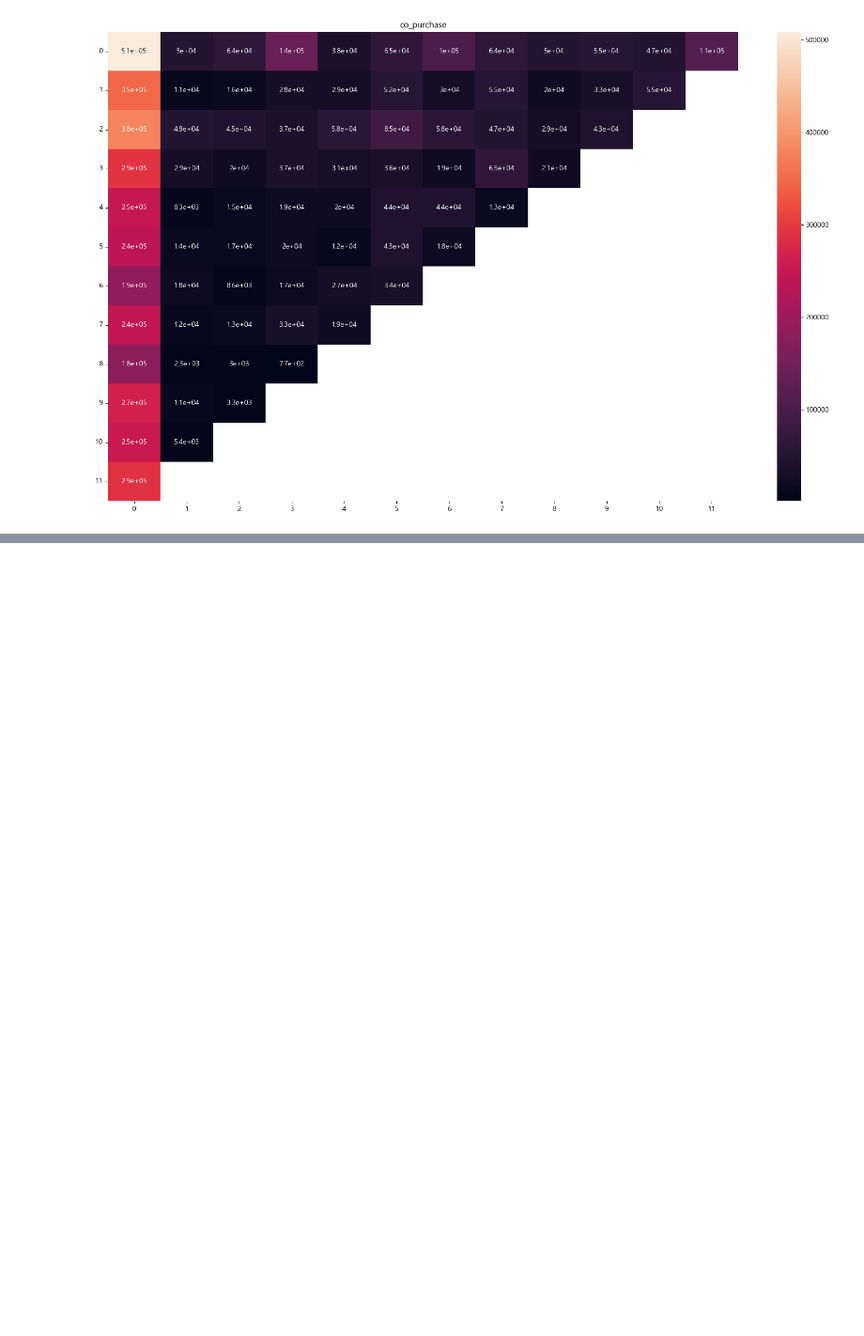
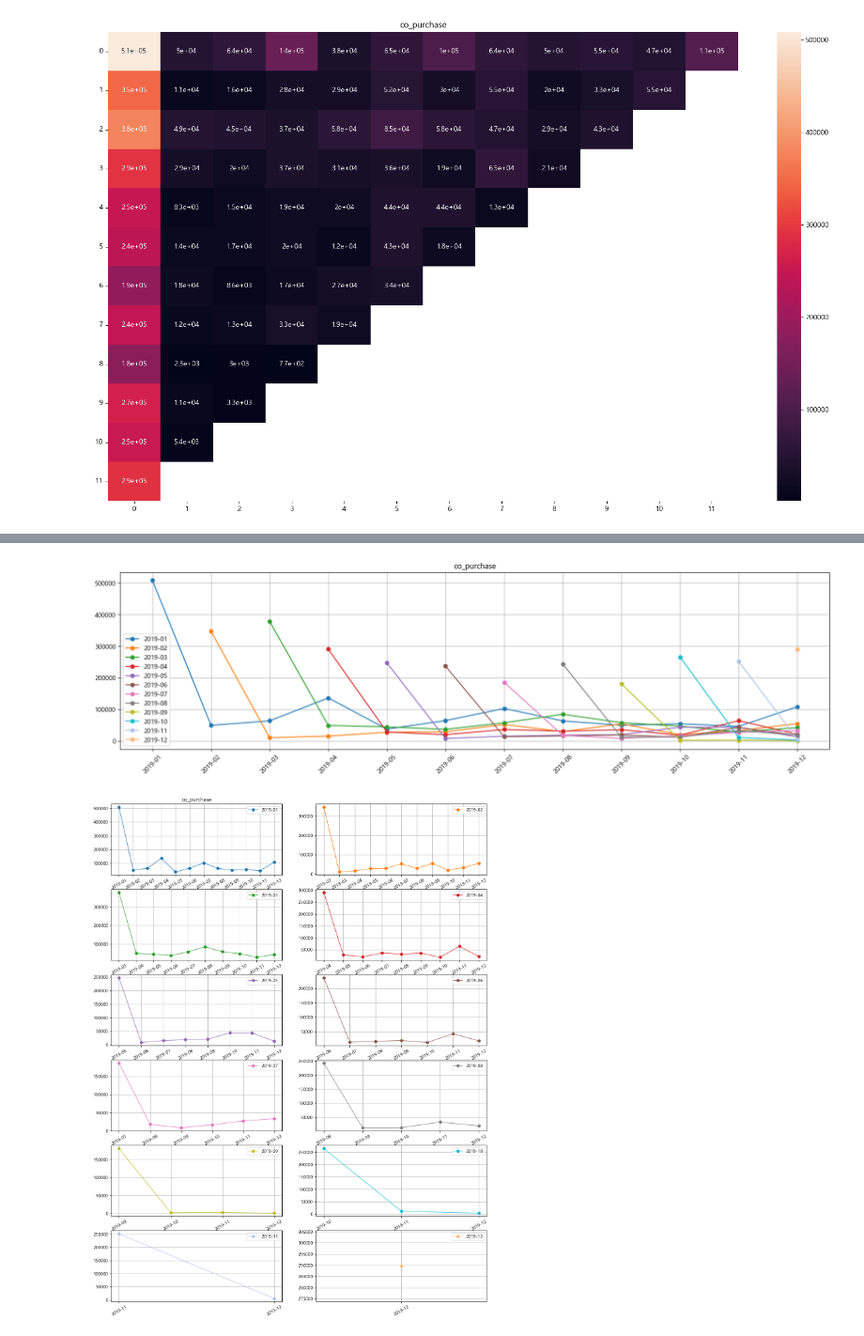
Before and after one commit to meo4739/Public_DACON_Cohort_RFM, a Jupyter notebook: cohort_RFM.ipynb, the cells around one changed output, grey strips where cells are left out. Shown at 94% size. Drawn from its saved outputs; the diff is of its cells as text; code cells hidden in the pictures; blank space fills up the shorter version.

```diff
--- a/cohort_RFM.ipynb
+++ b/cohort_RFM.ipynb
@@ -217,0 +331,11 @@ plt.show()
+# %%
+co_purchase = cohort_analysis(pd.read_csv('../open/co_purchase.csv'))
+co_purchase.change_index_col_number(feature = cal_df, month_colname = 'month')
+# co_purchase.check()
+co_purchase.change_for_cohort_graph()
+# co_purchase.cohort_graph()
+co_purchase.cohort_graph(title = 'co_purchase')
+co_purchase.cohort_graph_subplot(title = 'co_purchase')
+# %% [output]
+[figure, added]
+[figure, added]
```
Also changed, not shown: parts of 11 cells of this notebook.
